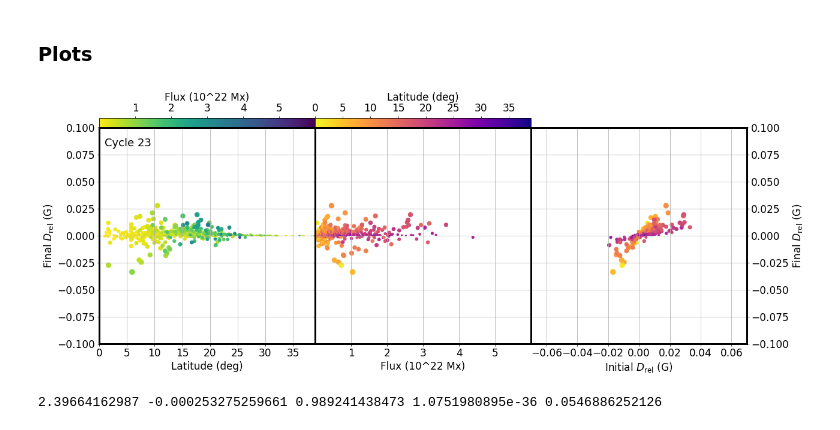
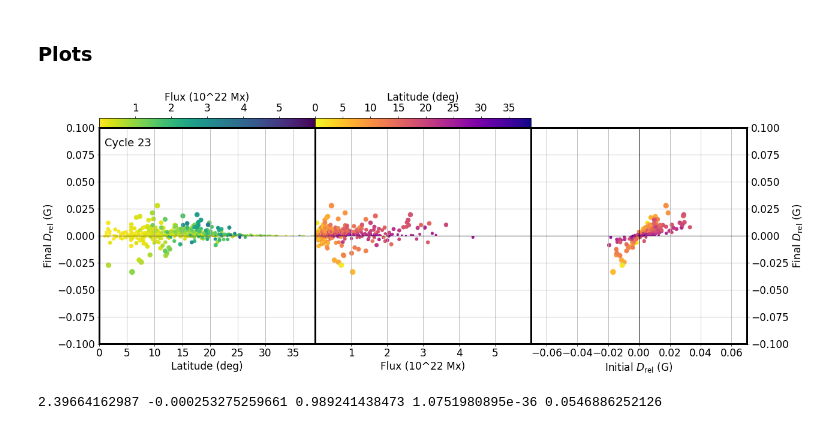
Before and after one commit to twhitbread/python-scatter, a Jupyter notebook: pythonscatter_c23_threecycles_decay.ipynb, the cells around one changed output. Saved outputs shown, nothing was run; the diff lists cells and outputs as text; code cells hidden in the pictures.

Commit message:
Further updates made to paper

```diff
--- a/pythonscatter_c23_threecycles_decay.ipynb
+++ b/pythonscatter_c23_threecycles_decay.ipynb
@@ -170,6 +170,7 @@ ax1 = fig.add_axes([ppadh, ppadv, pxx/fszh, pxy/fszv])
 im1 = ax1.scatter(abs(c[2]),c[4],szf*np.sqrt(abs(c[4])),abs(c[1])/1e22,cmap='viridis_r',vmin=fl1,vmax=fl2)
 ax1.set_xlabel('Latitude (deg)')
 ax1.set_xlim(lat1,lat2)
+plt.plot((lat1,lat2), (0, 0), 'k-',lw=1)
 #ax1.set_title('Coloured by flux, sized by RFADM')
 ax1.set_ylabel('Final $D_{\mathrm{rel}}$ (G)')
 ax1.grid()
@@ -181,6 +182,7 @@ ax2 = fig.add_axes([ppadh+pxx/fszh, ppadv, pxx/fszh, pxy/fszv], sharey=ax1)
 ax2.scatter(abs(c[1])/1e22,c[4],szf*np.sqrt(abs(c[4])),abs(c[2]),cmap='plasma_r',vmin=lat1,vmax=lat2)
 ax2.set_xlabel('Flux (10^22 Mx)')
 ax2.set_xlim(fl1,fl2)
+plt.plot((fl1,fl2), (0, 0), 'k-',lw=1)
 ax2.set_ylim(-0.1,0.1)
 
 #ax2.set_title('Coloured by time, sized by RFADM')
@@ -195,6 +197,8 @@ im3 = ax3.scatter(c[7],c[4],szf*np.sqrt(abs(c[4])),abs(c[2]),cmap='plasma_r',vmi
 ax3.set_xlabel('Initial $D_{\mathrm{rel}}$ (G)')
 #ax3.set_title('Coloured by flux, sized by RFADM')
 ax3.set_xlim(-0.07,0.07)
+plt.plot((-0.07,0.07), (0, 0), 'k-',lw=1)
+plt.axvline(x=0,color='black',lw=1)
 ax3.grid()
 ax3.yaxis.tick_right()
 ax3.yaxis.set_label_position('right')
@@ -217,35 +221,35 @@ cbaxes1.xaxis.set_label_position('top')
 
 # Adding Latitude Colorbar
 
 cb2 = fig.colorbar(im3,cax=cbaxes2, orientation='horizontal')
 cb2.set_label('Latitude (deg)')
 cb2.set_ticks(latticks)
 cbaxes2.xaxis.tick_top()
 cbaxes2.xaxis.set_label_position('top')
 
 
 
 
 # Making Spines Bolder
 
 ax1.spines['bottom'].set_linewidth(3)
 ax1.spines['top'].set_linewidth(3)
 ax1.spines['right'].set_linewidth(3)
 ax1.spines['left'].set_linewidth(3)
 
 ax2.spines['bottom'].set_linewidth(3)
 ax2.spines['top'].set_linewidth(3)
 ax2.spines['right'].set_linewidth(3)
 ax2.spines['left'].set_linewidth(3)
 
 ax3.spines['bottom'].set_linewidth(3)
 ax3.spines['top'].set_linewidth(3)
 ax3.spines['right'].set_linewidth(3)
 ax3.spines['left'].set_linewidth(3)
 
-#plt.savefig('/home/grads/xsxs53/Documents/phd/Papers/regions_axd/c23_3panel_threecycles_decay.eps', format='eps', dpi=300,bbox_inches='tight')
+#plt.savefig('/home/grads/xsxs53/Documents/phd/Papers/regions_axd/c23_3panel_label.eps', format='eps', dpi=300,bbox_inches='tight')
 # %% [output]
-[figure, old version]
+[figure, new version]
 # %%
 slope,intercept,rvalue,pvalue,stderr = stats.linregress(begin_rel[np.abs(reg_lat)<5],final_rel[np.abs(reg_lat)<5])
 initials = np.linspace(-0.07,0.07,1000)
```
Also changed, not shown: parts of 2 cells of this notebook, 1 other file.
